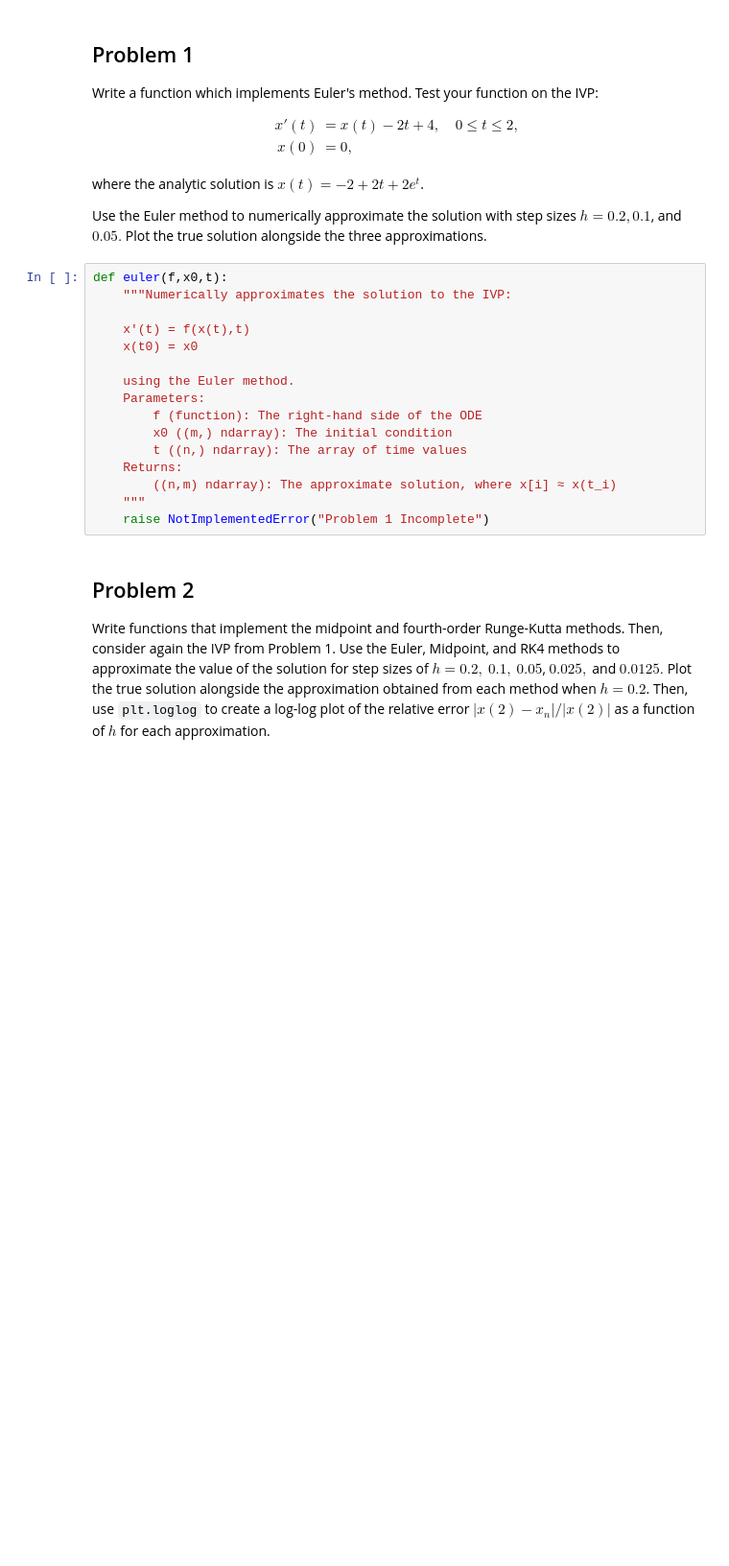
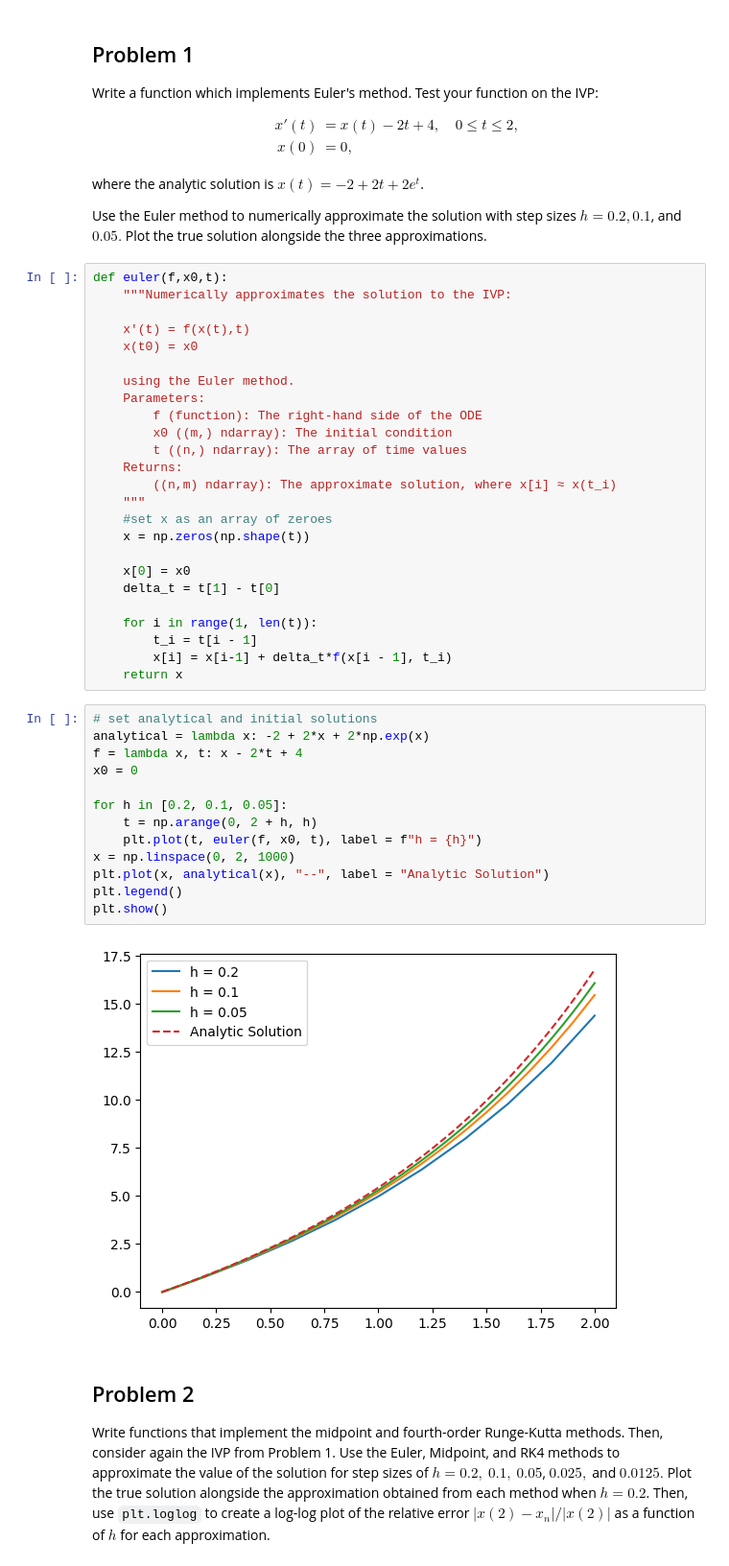
Before and after one commit to sophieggee/model-control, a Jupyter notebook: IVP/ivp.ipynb, the cells around one changed output. Shown: that part at 96% size. Saved outputs shown, nothing was run; the diff lists cells and outputs as text; blank space fills up the shorter version.

```diff
--- a/IVP/ivp.ipynb
+++ b/IVP/ivp.ipynb
@@ -31,7 +31,31 @@ def euler(f,x0,t):
     Returns:
         ((n,m) ndarray): The approximate solution, where x[i] ≈ x(t_i)
     """
-    raise NotImplementedError("Problem 1 Incomplete")
+    #set x as an array of zeroes
+    x = np.zeros(np.shape(t))
+
+    x[0] = x0
+    delta_t = t[1] - t[0]
+
+    for i in range(1, len(t)):
+        t_i = t[i - 1]
+        x[i] = x[i-1] + delta_t*f(x[i - 1], t_i)
+    return x
+# %%
+# set analytical and initial solutions
+analytical = lambda x: -2 + 2*x + 2*np.exp(x)
+f = lambda x, t: x - 2*t + 4
+x0 = 0
+
+for h in [0.2, 0.1, 0.05]:
+    t = np.arange(0, 2 + h, h)
+    plt.plot(t, euler(f, x0, t), label = f"h = {h}")
+x = np.linspace(0, 2, 1000)
+plt.plot(x, analytical(x), "--", label = "Analytic Solution")
+plt.legend()
+plt.show()
+# %% [output]
+[figure, added]
 # %% [markdown]
 ## Problem 2
 
```
Also changed, not shown: parts of 6 cells of this notebook.
